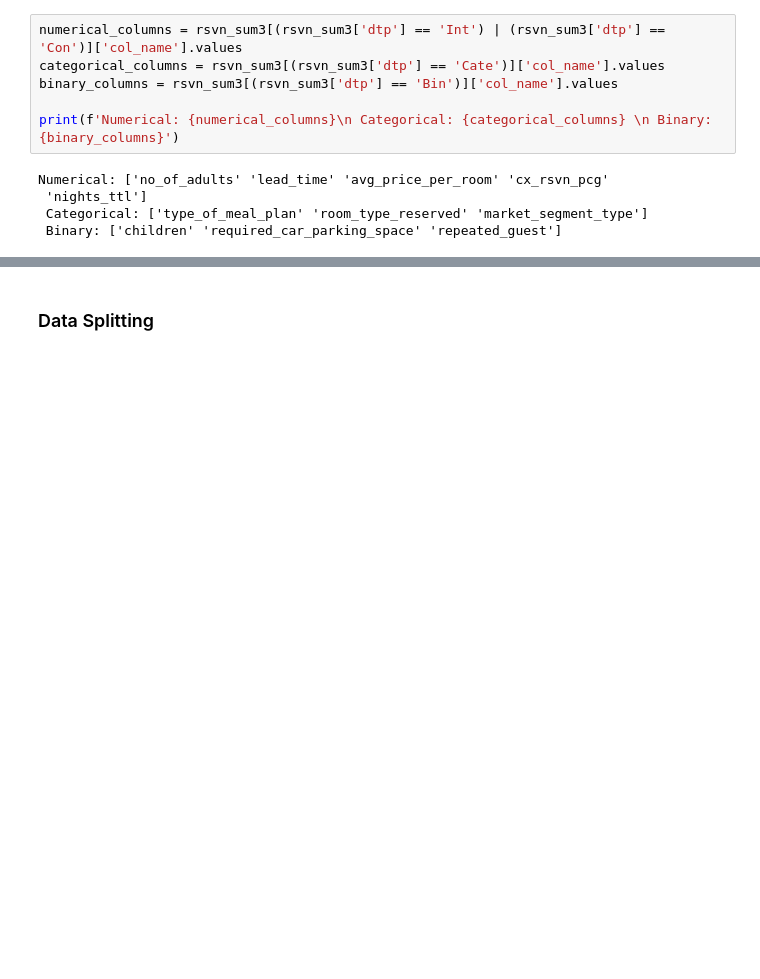
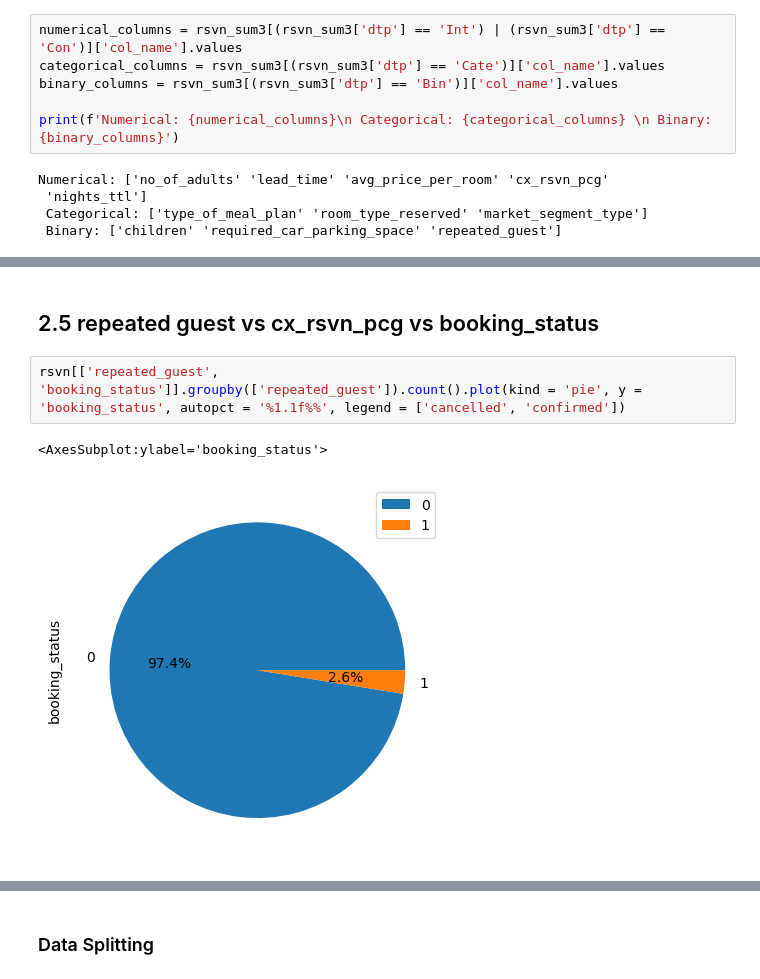
Before and after one commit to jh22d/BookedUp, a Jupyter notebook: Final Project.ipynb, the cells around one changed output, grey strips where cells are left out. Saved outputs shown, nothing was run; the diff lists cells and outputs as text; blank space fills up the shorter version.

```diff
--- a/Final Project.ipynb
+++ b/Final Project.ipynb
@@ -185,0 +286,7 @@ Numerical: ['no_of_adults' 'lead_time' 'avg_price_per_room' 'cx_rsvn_pcg'
+# %% [markdown]
+## 2.5 repeated guest vs cx_rsvn_pcg vs booking_status
+# %%
+rsvn[['repeated_guest', 'booking_status']].groupby(['repeated_guest']).count().plot(kind = 'pie', y = 'booking_status', autopct = '%1.1f%%', legend = ['cancelled', 'confirmed'])
+# %% [output]
+<AxesSubplot:ylabel='booking_status'>
+[figure, added]
```
Also changed, not shown: parts of 17 cells of this notebook.
